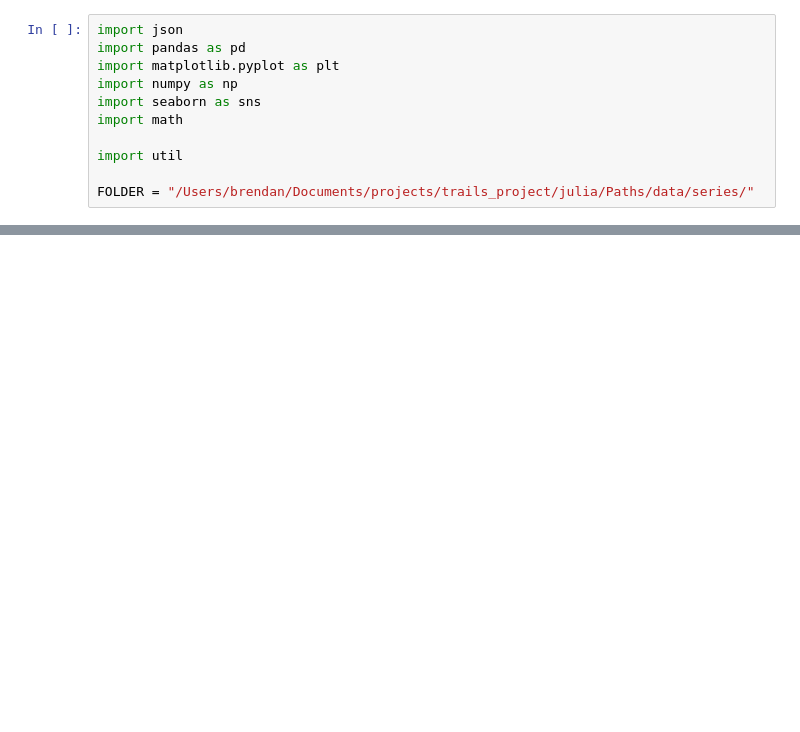
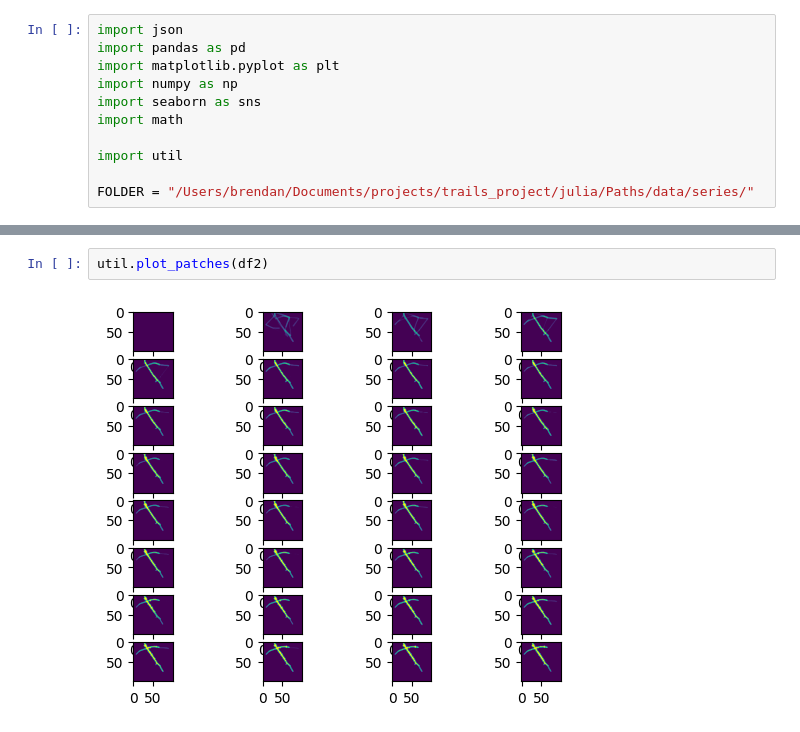
Before and after one commit to brendanwallace/animalpaths, a Jupyter notebook: julia/Paths/notebooks/debug_27.ipynb, the cells around one changed output, grey strips where cells are left out. Drawn from its saved outputs; the diff is of its cells as text; blank space fills up the shorter version.

```diff
--- a/julia/Paths/notebooks/debug_27.ipynb
+++ b/julia/Paths/notebooks/debug_27.ipynb
@@ -30 +42,5 @@ df
+# %%
+util.plot_patches(df2)
+# %% [output]
+[figure, added]
 # %%
```
Also changed, not shown: parts of 5 cells of this notebook, 2 other files.
